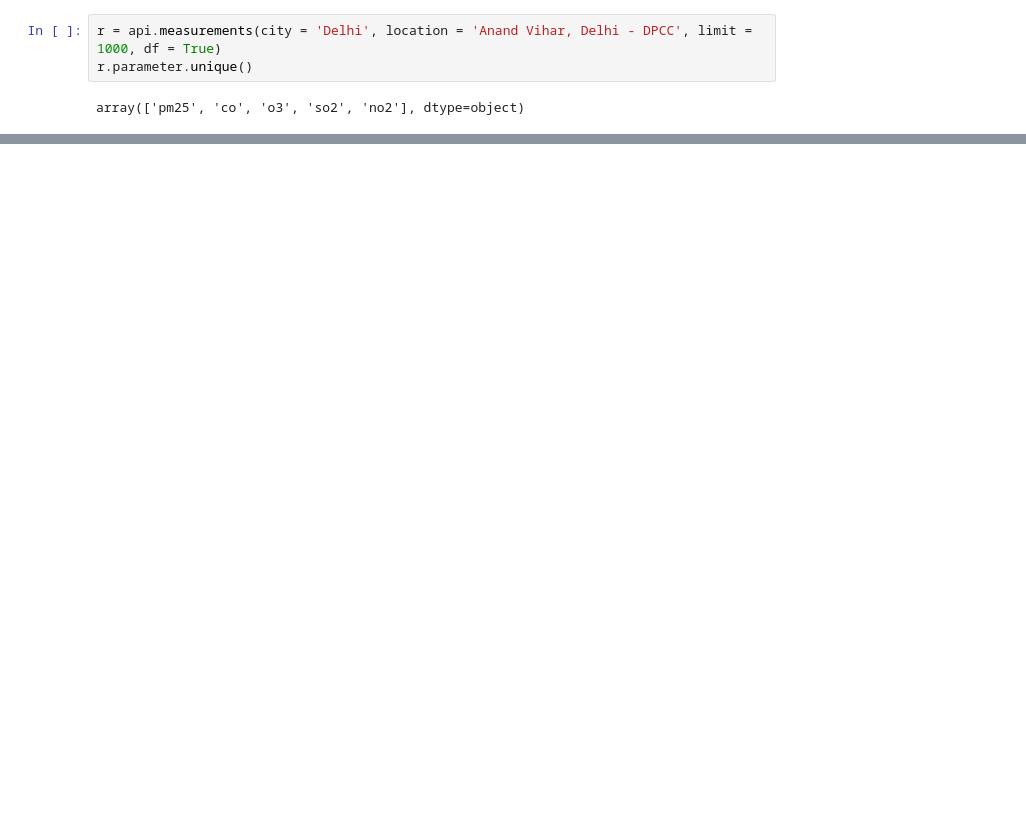
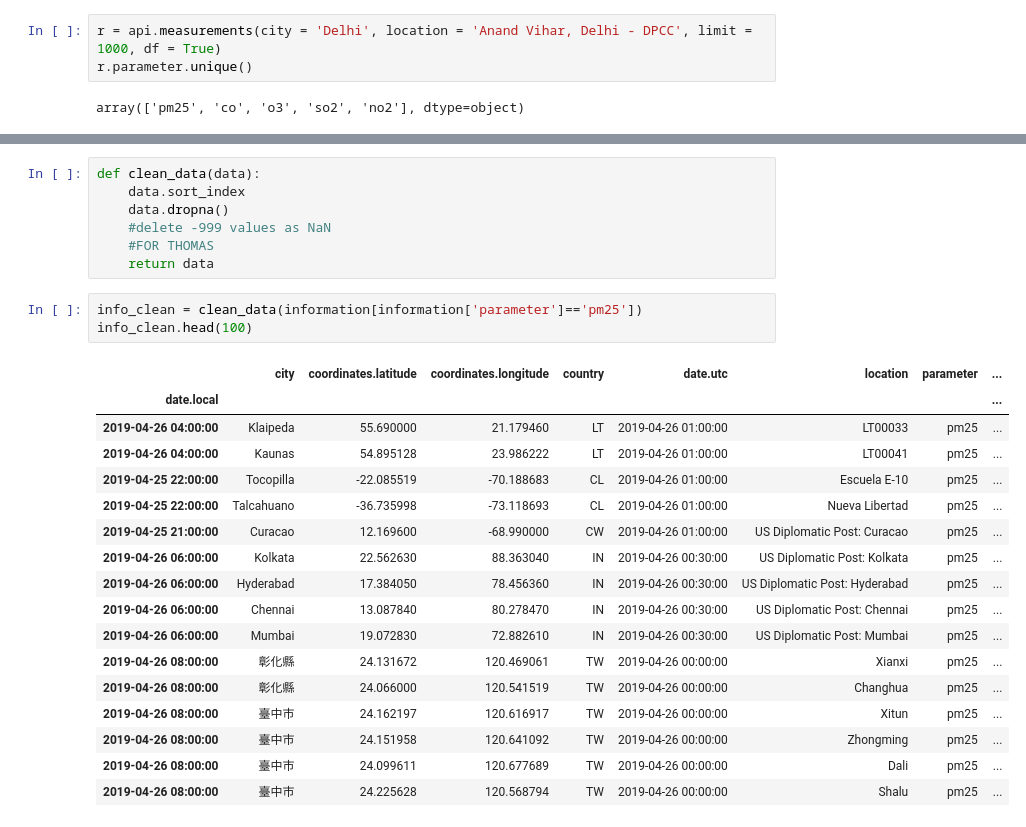
Before and after one commit to Taruni-Anand/Past-Air-Future, a Jupyter notebook: Data Exploration.ipynb, the cells around one changed output, grey strips where cells are left out. Cells and saved outputs as stored; diff of their text form; blank space fills up the shorter version.

```diff
--- a/Data Exploration.ipynb
+++ b/Data Exploration.ipynb
@@ -265,0 +272,28 @@ res.groupby(['location'])['value'].describe()
+# %%
+def clean_data(data):
+    data.sort_index
+    data.dropna()
+    #delete -999 values as NaN
+    #FOR THOMAS
+    return data
+# %%
+info_clean = clean_data(information[information['parameter']=='pm25'])
+info_clean.head(100)
+# %% [output]
+|  | city | coordinates.latitude | coordinates.longitude | country | date.utc | location | parameter | ... |
+| date.local |  |  |  |  |  |  |  | ... |
+| 2019-04-26 04:00:00 | Klaipeda | 55.690000 | 21.179460 | LT | 2019-04-26 01:00:00 | LT00033 | pm25 | ... |
+| 2019-04-26 04:00:00 | Kaunas | 54.895128 | 23.986222 | LT | 2019-04-26 01:00:00 | LT00041 | pm25 | ... |
+| 2019-04-25 22:00:00 | Tocopilla | -22.085519 | -70.188683 | CL | 2019-04-26 01:00:00 | Escuela E-10 | pm25 | ... |
+| 2019-04-25 22:00:00 | Talcahuano | -36.735998 | -73.118693 | CL | 2019-04-26 01:00:00 | Nueva Libertad | pm25 | ... |
+| 2019-04-25 21:00:00 | Curacao | 12.169600 | -68.990000 | CW | 2019-04-26 01:00:00 | US Diplomatic Post: Curacao | pm25 | ... |
+| 2019-04-26 06:00:00 | Kolkata | 22.562630 | 88.363040 | IN | 2019-04-26 00:30:00 | US Diplomatic Post: Kolkata | pm25 | ... |
+| 2019-04-26 06:00:00 | Hyderabad | 17.384050 | 78.456360 | IN | 2019-04-26 00:30:00 | US Diplomatic Post: Hyderabad | pm25 | ... |
+| 2019-04-26 06:00:00 | Chennai | 13.087840 | 80.278470 | IN | 2019-04-26 00:30:00 | US Diplomatic Post: Chennai | pm25 | ... |
+| 2019-04-26 06:00:00 | Mumbai | 19.072830 | 72.882610 | IN | 2019-04-26 00:30:00 | US Diplomatic Post: Mumbai | pm25 | ... |
+| 2019-04-26 08:00:00 | 彰化縣 | 24.131672 | 120.469061 | TW | 2019-04-26 00:00:00 | Xianxi | pm25 | ... |
+| 2019-04-26 08:00:00 | 彰化縣 | 24.066000 | 120.541519 | TW | 2019-04-26 00:00:00 | Changhua | pm25 | ... |
+| 2019-04-26 08:00:00 | 臺中市 | 24.162197 | 120.616917 | TW | 2019-04-26 00:00:00 | Xitun | pm25 | ... |
+| 2019-04-26 08:00:00 | 臺中市 | 24.151958 | 120.641092 | TW | 2019-04-26 00:00:00 | Zhongming | pm25 | ... |
+| 2019-04-26 08:00:00 | 臺中市 | 24.099611 | 120.677689 | TW | 2019-04-26 00:00:00 | Dali | pm25 | ... |
+| 2019-04-26 08:00:00 | 臺中市 | 24.225628 | 120.568794 | TW | 2019-04-26 00:00:00 | Shalu | pm25 | ... |
```
Also changed, not shown: parts of 17 cells of this notebook.
